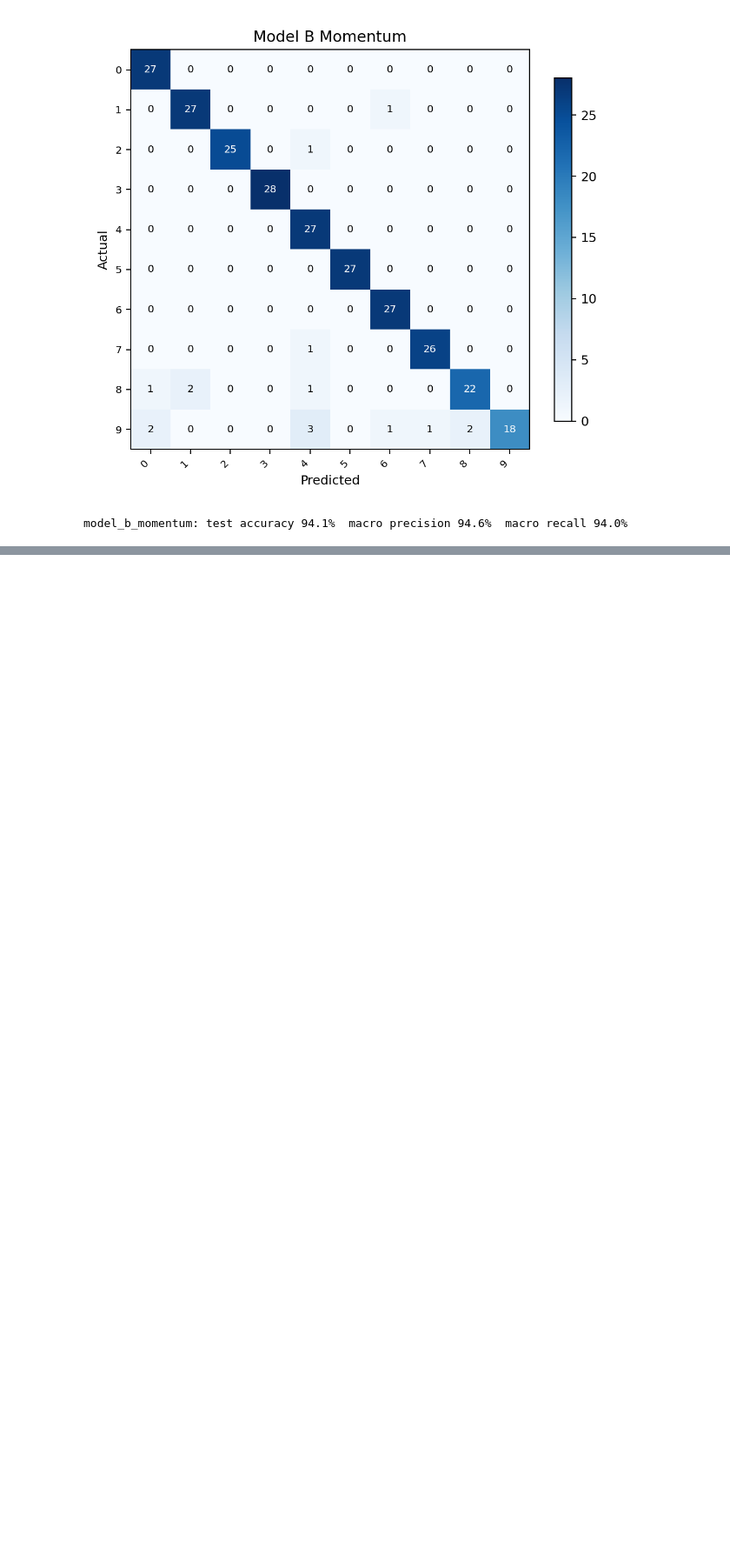
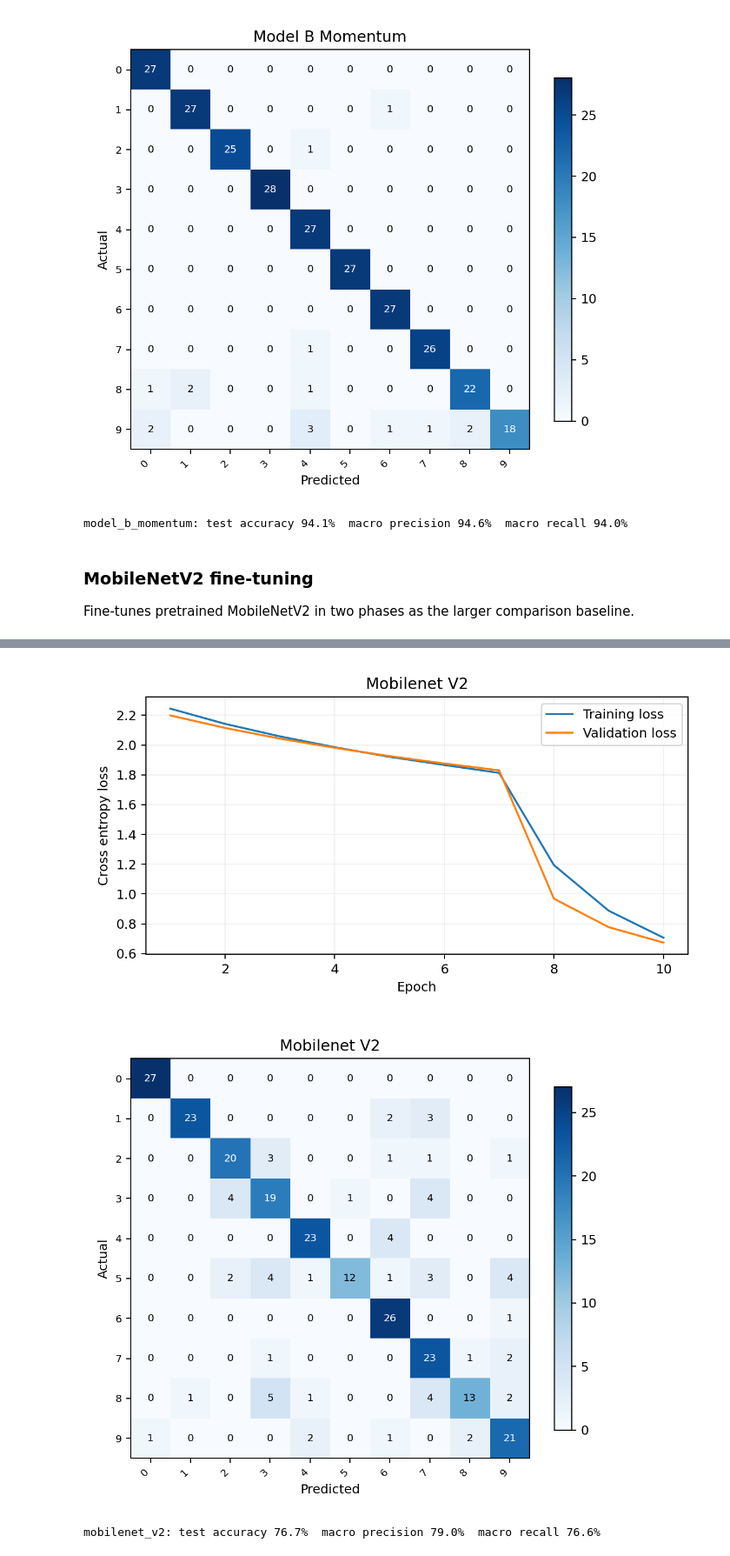
Before and after one commit to Isira-Himal-Perera/CNN-for-Edge-Image-Classification, a Jupyter notebook: notebooks/Cybertron_A03_End_To_End.ipynb, the cells around one changed output, grey strips where cells are left out. Shown at 87% size. Drawn from its saved outputs; the diff is of its cells as text; code cells hidden in the pictures; blank space fills up the shorter version.

Commit message:
Add MobileNetV2 and SqueezeNet fine-tuning runs and final comparison table

```diff
--- a/notebooks/Cybertron_A03_End_To_End.ipynb
+++ b/notebooks/Cybertron_A03_End_To_End.ipynb
@@ -218,3 +218,16 @@ epoch 25 train-loss=0.0510 val-loss=0.1624 val-accuracy=0.967 time=0.1s
 [figure]
 [figure]
 model_b_momentum: test accuracy 94.1%  macro precision 94.6%  macro recall 94.0%
+# %% [markdown]
+### MobileNetV2 fine-tuning
+
+Fine-tunes pretrained MobileNetV2 in two phases as the larger comparison baseline.
+# %%
+print('FINE-TUNING: mobilenet_v2')
+seed_everything()
+m = load_pretrained('mobilenet_v2', len(classes))
+hist = train(m, 7, 'adam', 0.001)
+unfreeze_last_block(m, 'mobilenet_v2')
+hist = train(m, 3, 'adam', 0.0001, hist)
+results['mobilenet_v2'] = evaluate_and_plot('mobilenet_v2', m, hist)
+# %% [output]
@@ -220,0 +246,3 @@ model_b_momentum: test accuracy 94.1%  macro precision 94.6%  macro recall 94.0%
+[figure, added]
+[figure, added]
+mobilenet_v2: test accuracy 76.7%  macro precision 79.0%  macro recall 76.6%
```
Also changed, not shown: parts of 5 cells of this notebook.
